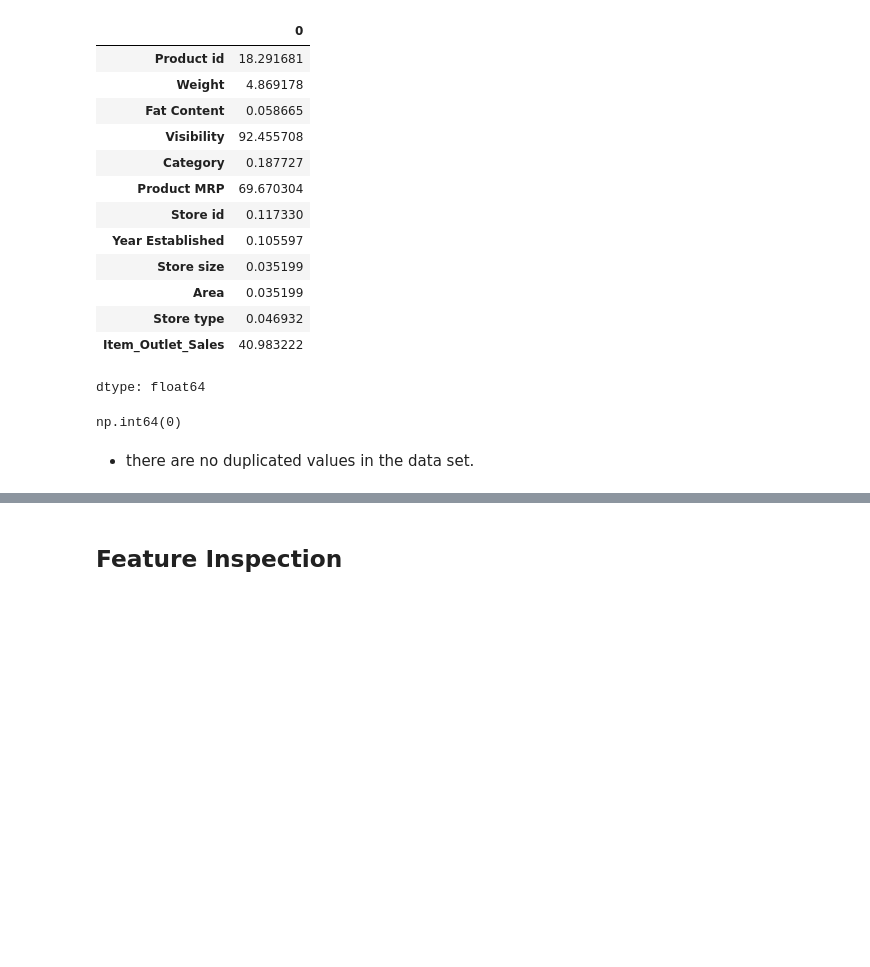
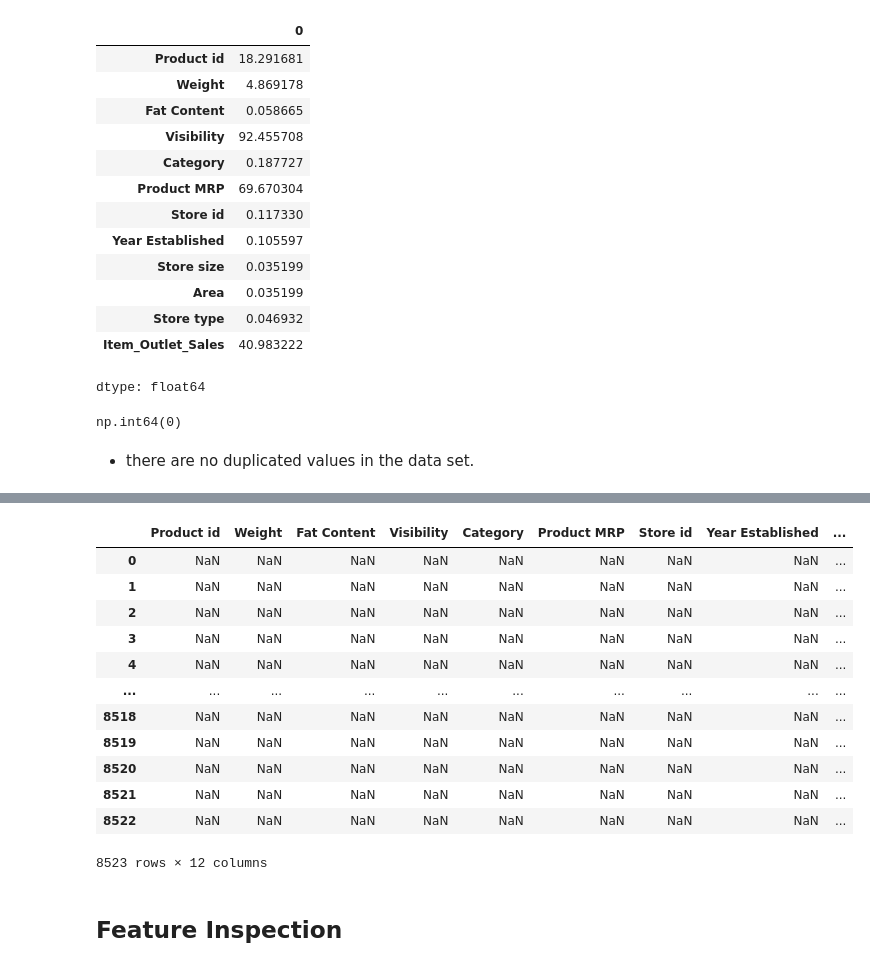
Before and after one commit to swirita/Prediction-of-Product-Sales, a Jupyter notebook: Prediction_of_Product_Sales.ipynb, the cells around one changed output, grey strips where cells are left out. Drawn from its saved outputs; the diff is of its cells as text; code cells hidden in the pictures; blank space fills up the shorter version.

```diff
--- a/Prediction_of_Product_Sales.ipynb
+++ b/Prediction_of_Product_Sales.ipynb
@@ -143,2 +190,22 @@ df.head()
+# %%
+# filter the two columns
+null_weight_store_size=df[['Weight', 'Store size']].isna()
+
+# use the filter
+df[null_weight_store_size]
+# %% [output]
+|  | Product id | Weight | Fat Content | Visibility | Category | Product MRP | Store id | Year Established | ... |
+| 0 | NaN | NaN | NaN | NaN | NaN | NaN | NaN | NaN | ... |
+| 1 | NaN | NaN | NaN | NaN | NaN | NaN | NaN | NaN | ... |
+| 2 | NaN | NaN | NaN | NaN | NaN | NaN | NaN | NaN | ... |
+| 3 | NaN | NaN | NaN | NaN | NaN | NaN | NaN | NaN | ... |
+| 4 | NaN | NaN | NaN | NaN | NaN | NaN | NaN | NaN | ... |
+| ... | ... | ... | ... | ... | ... | ... | ... | ... | ... |
+| 8518 | NaN | NaN | NaN | NaN | NaN | NaN | NaN | NaN | ... |
+| 8519 | NaN | NaN | NaN | NaN | NaN | NaN | NaN | NaN | ... |
+| 8520 | NaN | NaN | NaN | NaN | NaN | NaN | NaN | NaN | ... |
+| 8521 | NaN | NaN | NaN | NaN | NaN | NaN | NaN | NaN | ... |
+| 8522 | NaN | NaN | NaN | NaN | NaN | NaN | NaN | NaN | ... |
+8523 rows × 12 columns
 # %% [markdown]
 ## Feature Inspection
```
Also changed, not shown: parts of 9 cells of this notebook.
